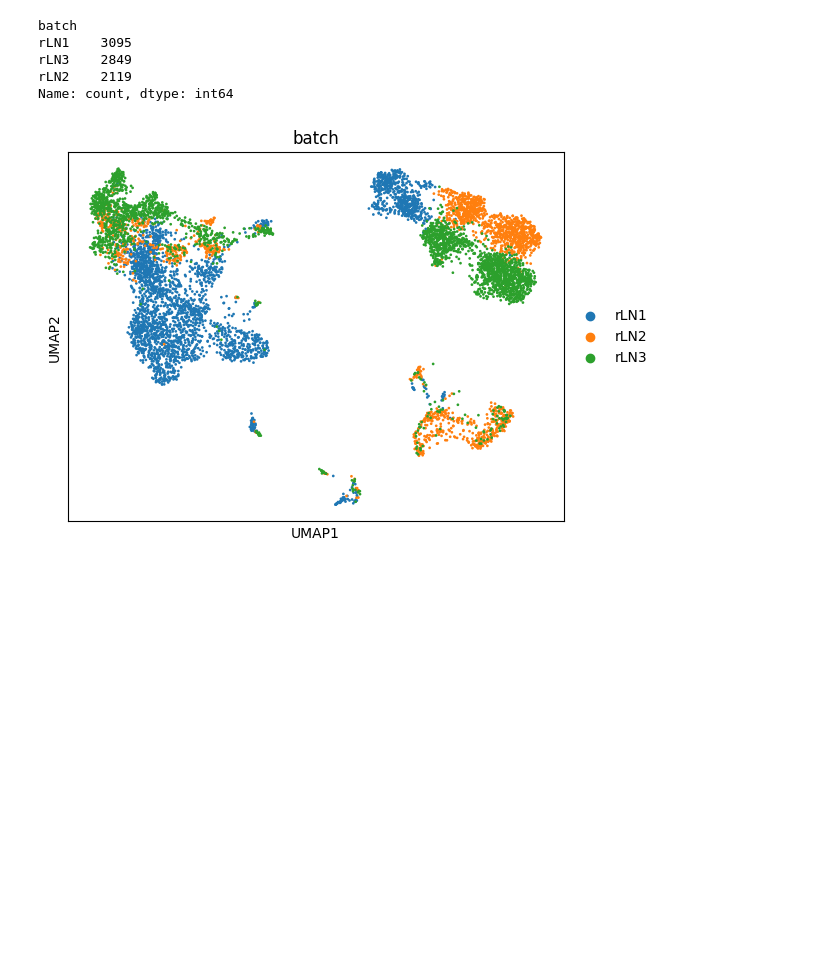
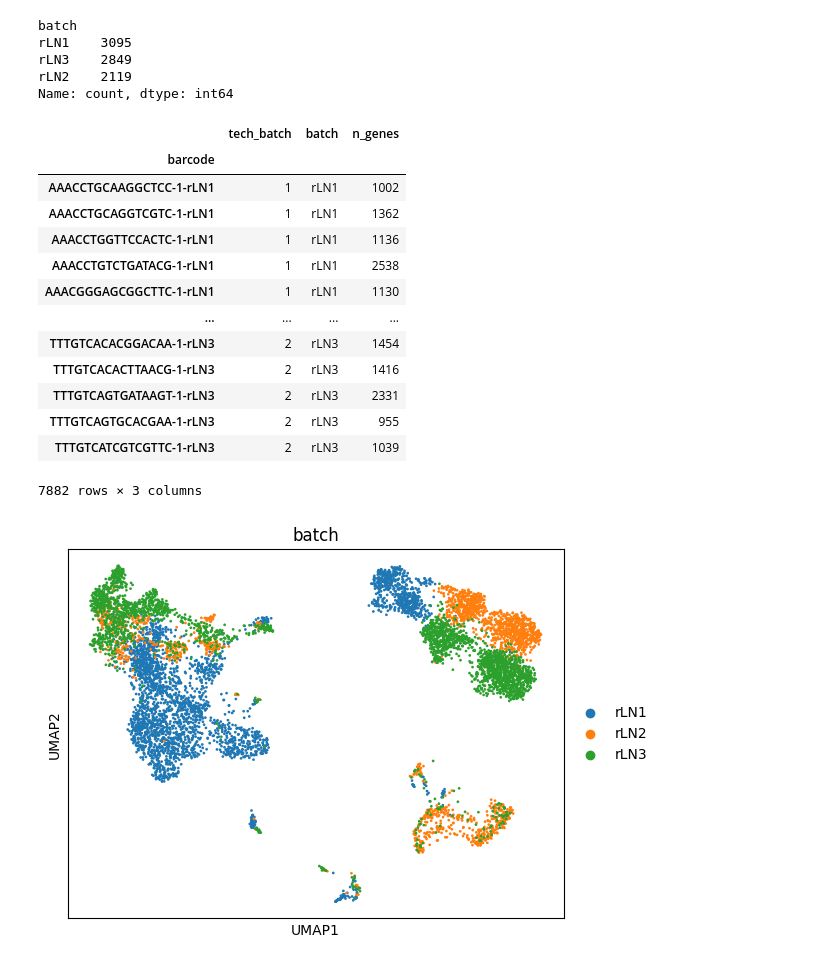
Before and after one commit to dinozor-petitpied/Capstone, a Jupyter notebook: Notebooks/Scalex.ipynb, the cells around one changed output. Saved outputs shown, nothing was run; the diff lists cells and outputs as text; code cells hidden in the pictures; blank space fills up the shorter version.

```diff
--- a/Notebooks/Scalex.ipynb
+++ b/Notebooks/Scalex.ipynb
@@ -104,6 +104,23 @@ rLN1    3095
 rLN3    2849
 rLN2    2119
 Name: count, dtype: int64
+# %%
+adata_raw.obs
+# %% [output]
+|  | tech_batch | batch | n_genes |
+| barcode |  |  |  |
+| AAACCTGCAAGGCTCC-1-rLN1 | 1 | rLN1 | 1002 |
+| AAACCTGCAGGTCGTC-1-rLN1 | 1 | rLN1 | 1362 |
+| AAACCTGGTTCCACTC-1-rLN1 | 1 | rLN1 | 1136 |
+| AAACCTGTCTGATACG-1-rLN1 | 1 | rLN1 | 2538 |
+| AAACGGGAGCGGCTTC-1-rLN1 | 1 | rLN1 | 1130 |
+| ... | ... | ... | ... |
+| TTTGTCACACGGACAA-1-rLN3 | 2 | rLN3 | 1454 |
+| TTTGTCACACTTAACG-1-rLN3 | 2 | rLN3 | 1416 |
+| TTTGTCAGTGATAAGT-1-rLN3 | 2 | rLN3 | 2331 |
+| TTTGTCAGTGCACGAA-1-rLN3 | 2 | rLN3 | 955 |
+| TTTGTCATCGTCGTTC-1-rLN3 | 2 | rLN3 | 1039 |
+7882 rows × 3 columns
 # %%
 # Data processing
 sc.pp.filter_cells(adata_raw, min_genes=600)
```
Also changed, not shown: parts of 5 cells of this notebook.
